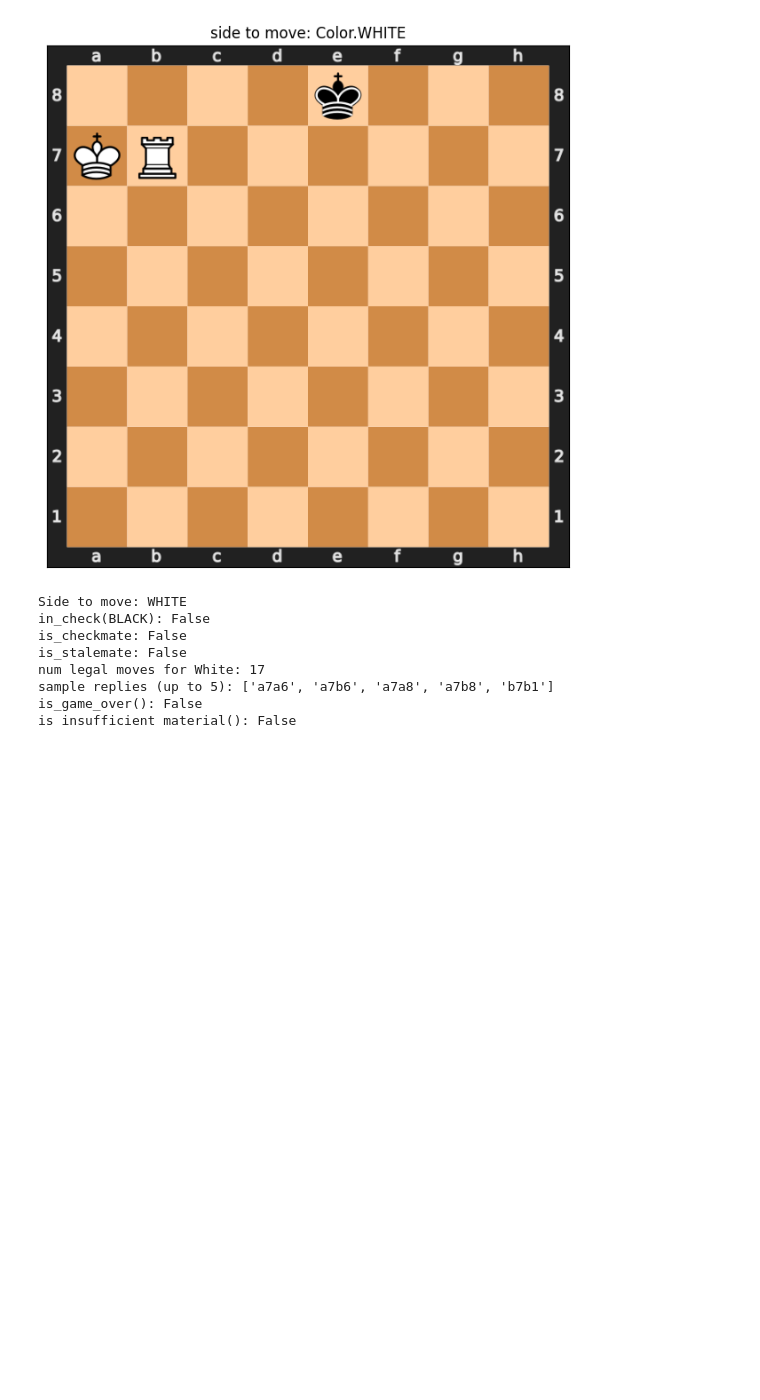
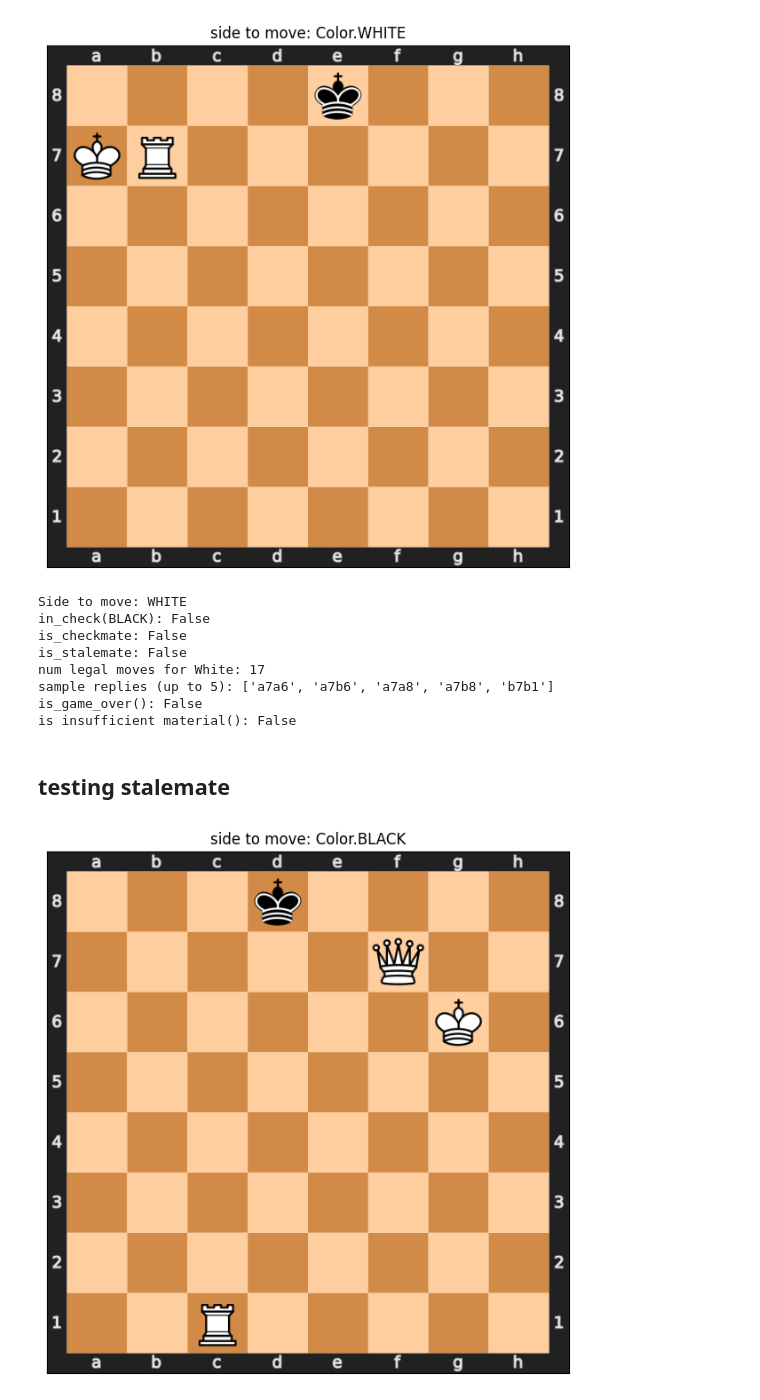
Before and after one commit to giovanni-lucarelli/chess, a Jupyter notebook: doc/man.ipynb, the cells around one changed output. Cells and saved outputs as stored; diff of their text form; code cells hidden in the pictures; blank space fills up the shorter version.

```diff
--- a/doc/man.ipynb
+++ b/doc/man.ipynb
@@ -122,3 +122,13 @@ num legal moves for White: 17
 sample replies (up to 5): ['a7a6', 'a7b6', 'a7a8', 'a7b8', 'b7b1']
 is_game_over(): False
 is insufficient material(): False
+# %% [markdown]
+## testing stalemate
+# %%
+env = Env.from_fen(
+    "3k4/5Q2/6K1/8/8/8/8/2R5 b - - 1 0",
+    step_penalty=0.01,
+)
+env.display_state()
+# %% [output]
+[figure, added]
```
Also changed, not shown: parts of 1 cell of this notebook, 9 other files.
